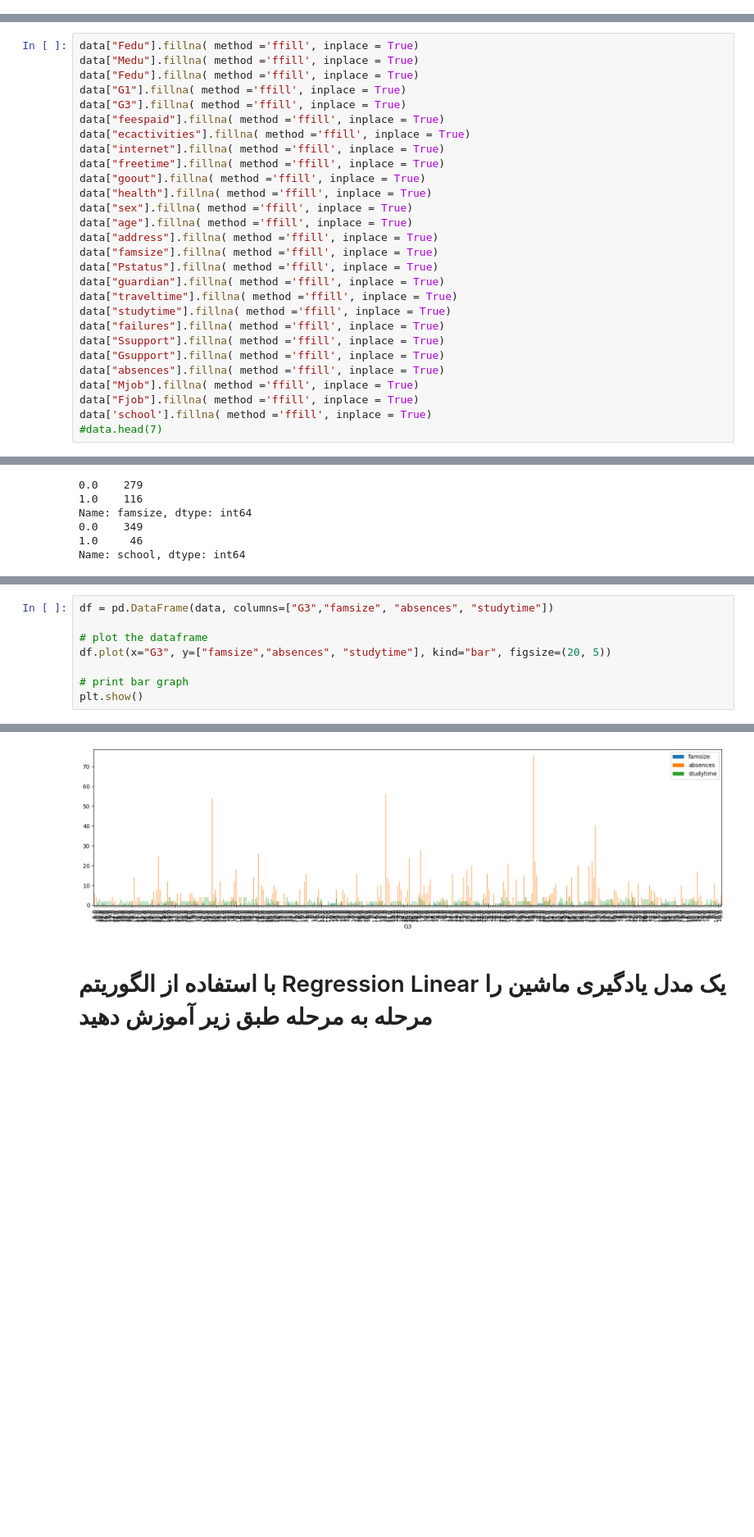
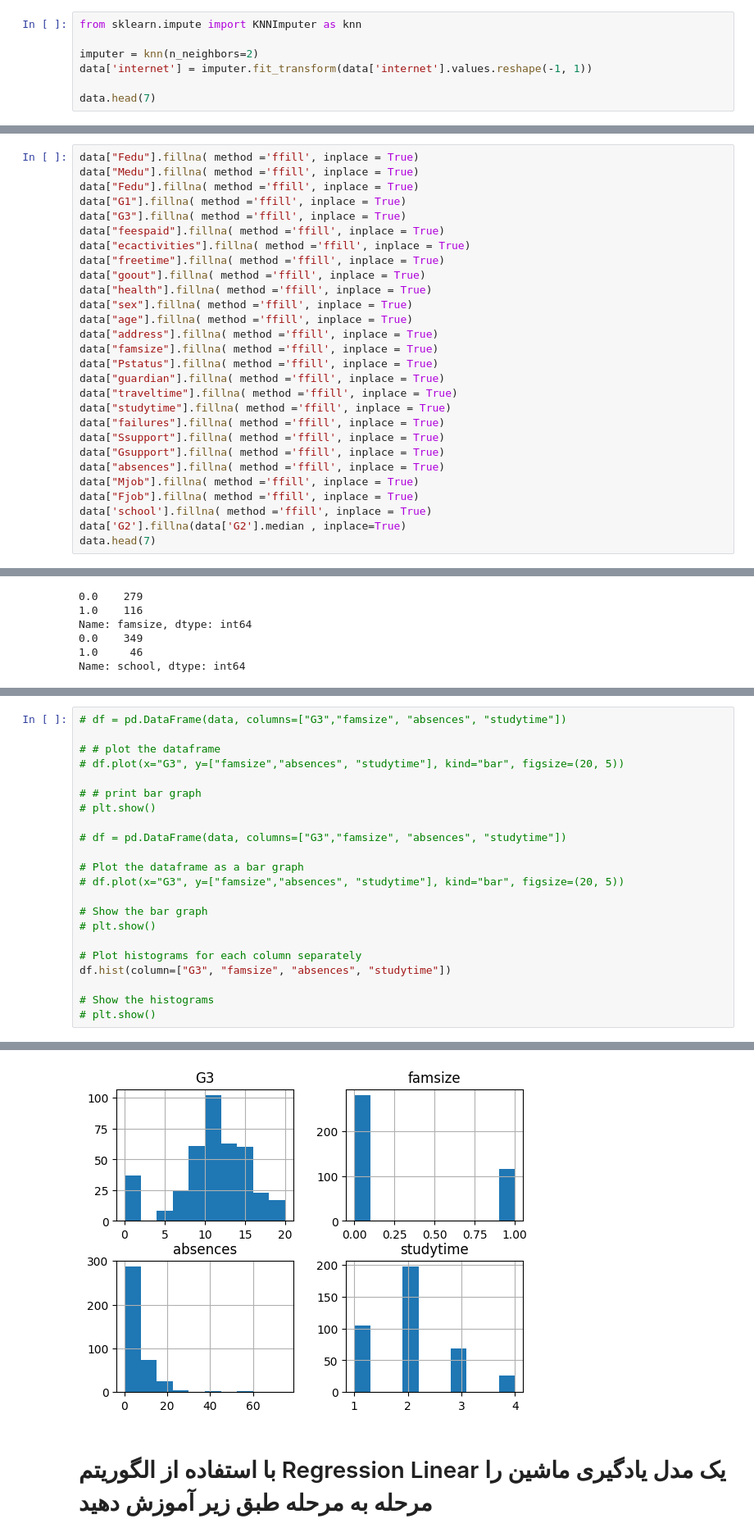
Before and after one commit to AmirNBA9/MachineLearning, a Jupyter notebook: Examin-Num01.ipynb, the cells around one changed output, grey strips where cells are left out. Shown: that part at 82% size. Saved outputs shown, nothing was run; the diff lists cells and outputs as text; blank space fills up the shorter version.

```diff
--- a/Examin-Num01.ipynb
+++ b/Examin-Num01.ipynb
@@ -117,0 +122,7 @@ data.head(10)
+# %%
+from sklearn.impute import KNNImputer as knn
+
+imputer = knn(n_neighbors=2)
+data['internet'] = imputer.fit_transform(data['internet'].values.reshape(-1, 1))
+
+data.head(7)
@@ -123,7 +144,6 @@ data["G1"].fillna( method ='ffill', inplace = True)
 data["G3"].fillna( method ='ffill', inplace = True)
 data["feespaid"].fillna( method ='ffill', inplace = True)
 data["ecactivities"].fillna( method ='ffill', inplace = True)
-data["internet"].fillna( method ='ffill', inplace = True)
 data["freetime"].fillna( method ='ffill', inplace = True)
 data["goout"].fillna( method ='ffill', inplace = True)
 data["health"].fillna( method ='ffill', inplace = True)
@@ -142,4 +162,5 @@ data["absences"].fillna( method ='ffill', inplace = True)
 data["Mjob"].fillna( method ='ffill', inplace = True)
 data["Fjob"].fillna( method ='ffill', inplace = True)
 data['school'].fillna( method ='ffill', inplace = True)
-#data.head(7)
+data['G2'].fillna(data['G2'].median , inplace=True)
+data.head(7)
@@ -259,9 +283,23 @@ Name: school, dtype: int64
 # %%
-df = pd.DataFrame(data, columns=["G3","famsize", "absences", "studytime"])
+# df = pd.DataFrame(data, columns=["G3","famsize", "absences", "studytime"])
 
-# plot the dataframe
-df.plot(x="G3", y=["famsize","absences", "studytime"], kind="bar", figsize=(20, 5))
+# # plot the dataframe
+# df.plot(x="G3", y=["famsize","absences", "studytime"], kind="bar", figsize=(20, 5))
 
-# print bar graph
-plt.show()
+# # print bar graph
+# plt.show()
+
+# df = pd.DataFrame(data, columns=["G3","famsize", "absences", "studytime"])
+
+# Plot the dataframe as a bar graph
+# df.plot(x="G3", y=["famsize","absences", "studytime"], kind="bar", figsize=(20, 5))
+
+# Show the bar graph
+# plt.show()
+
+# Plot histograms for each column separately
+df.hist(column=["G3", "famsize", "absences", "studytime"])
+
+# Show the histograms
+# plt.show()
 # %% [output]
@@ -268,4 +310,4 @@ plt.show()
-[figure, old version]
+[figure, new version]
 # %% [markdown]
 # با استفاده از الگوریتم Regression Linear یک مدل یادگیری ماشین را مرحله به مرحله طبق زیر آموزش دهید
 # %%
```
Also changed, not shown: parts of 15 cells of this notebook.
